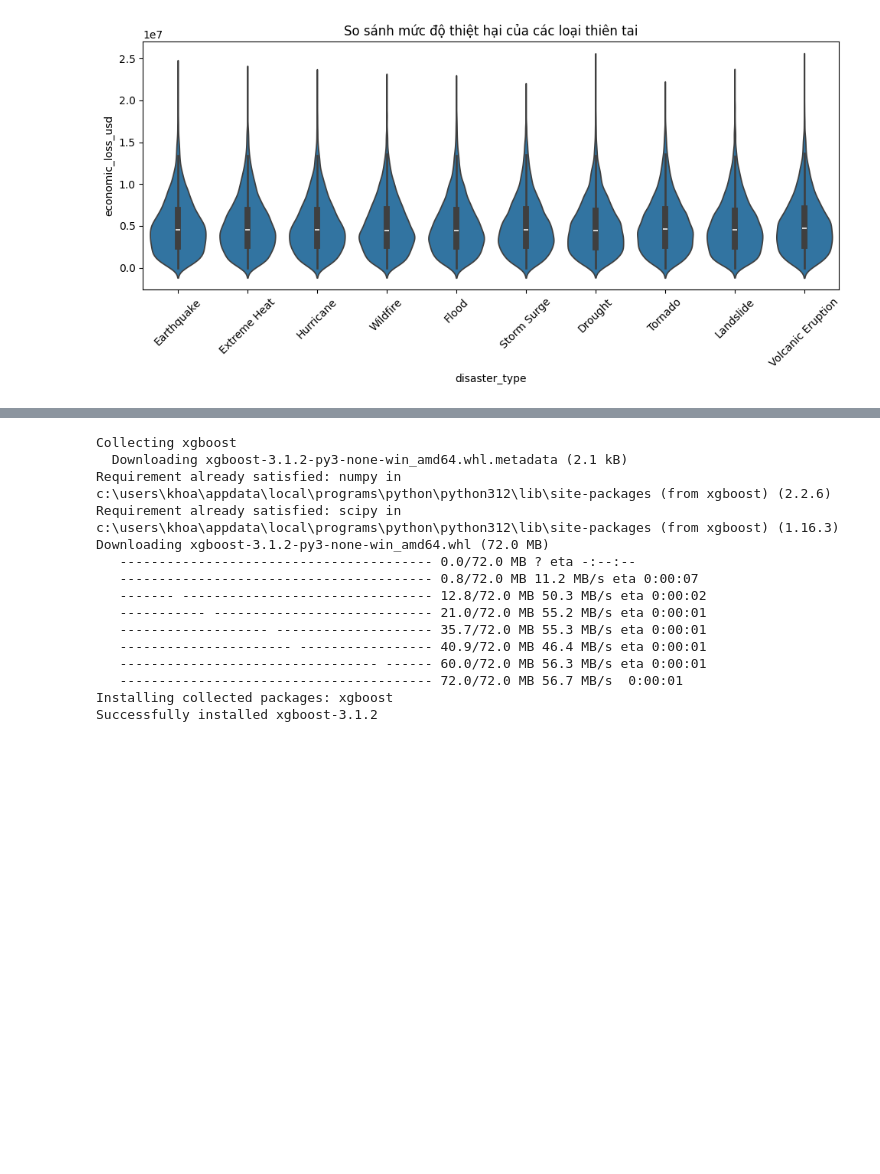
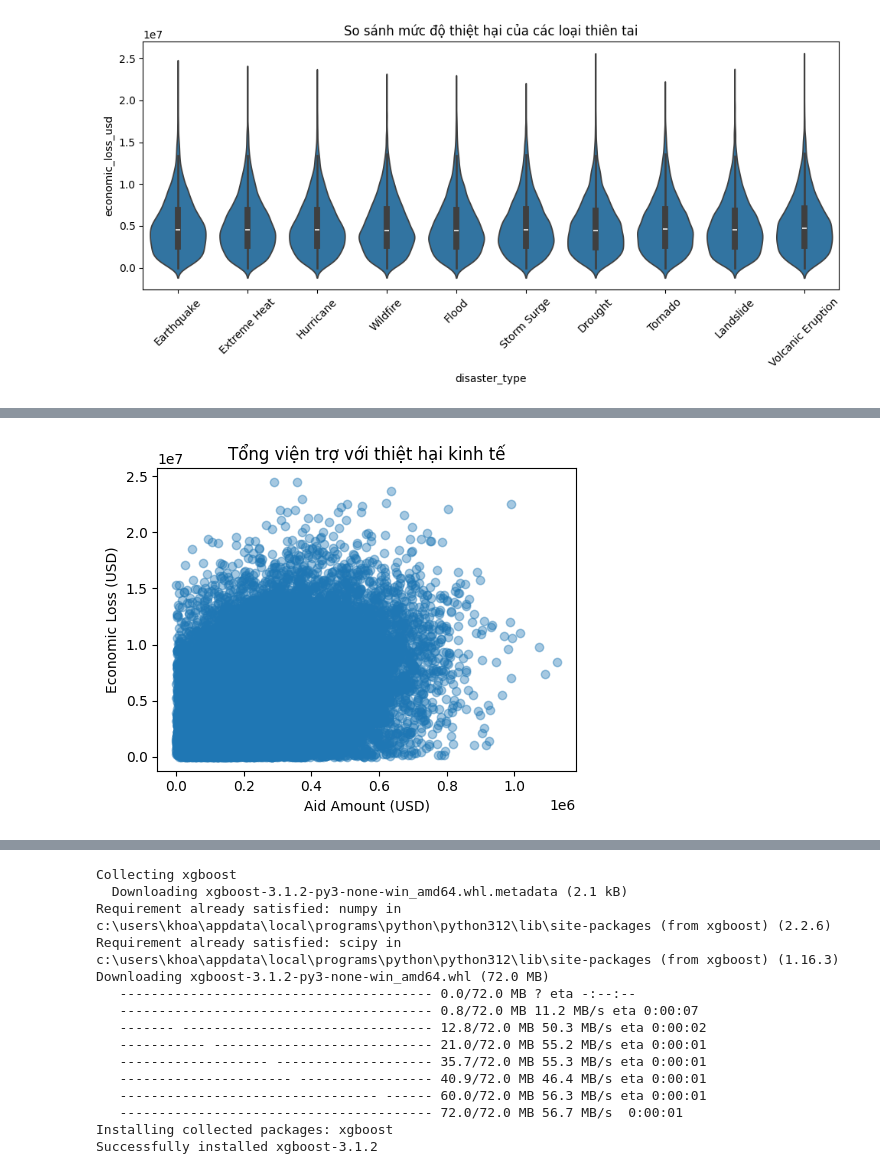
Before and after one commit to khoa-nguyen-data/Du-Doan-Tham-Hoa-Toan-Cau, a Jupyter notebook: Khoa/doc_hieu_du_lieu_va_XGBoots.ipynb, the cells around one changed output, grey strips where cells are left out. Saved outputs shown, nothing was run; the diff lists cells and outputs as text; code cells hidden in the pictures; blank space fills up the shorter version.

```diff
--- a/Khoa/doc_hieu_du_lieu_va_XGBoots.ipynb
+++ b/Khoa/doc_hieu_du_lieu_va_XGBoots.ipynb
@@ -143,0 +166,14 @@ The `scale` parameter has been renamed and will be removed in v0.15.0. Pass `den
+# %%
+plt.figure(figsize=(5,4))
+plt.scatter(
+    df["aid_amount_usd"],
+    df["economic_loss_usd"],
+    alpha=0.4
+)
+plt.xlabel("Aid Amount (USD)")
+plt.ylabel("Economic Loss (USD)")
+plt.title("Tổng viện trợ với thiệt hại kinh tế")
+plt.tight_layout()
+plt.show()
+# %% [output]
+[figure, added]
```
Also changed, not shown: parts of 24 cells of this notebook.
